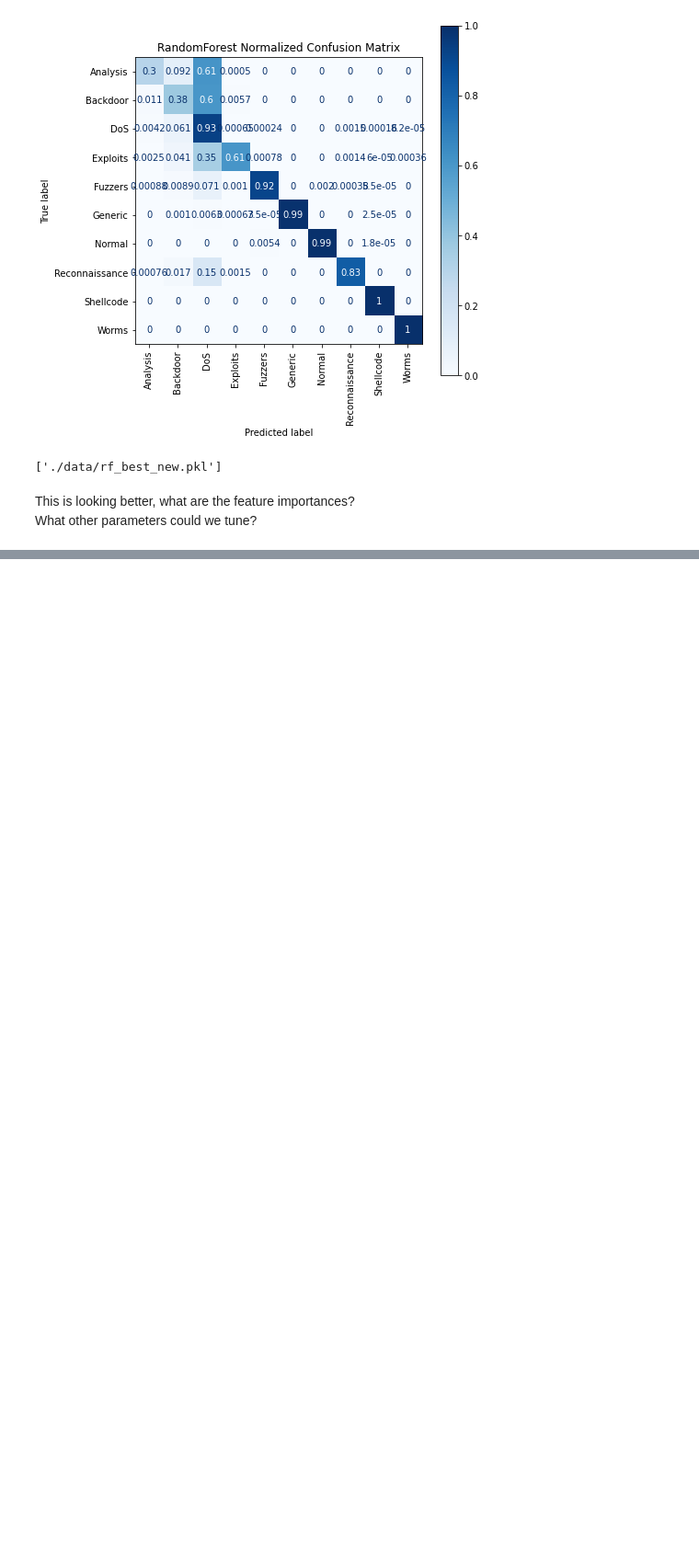
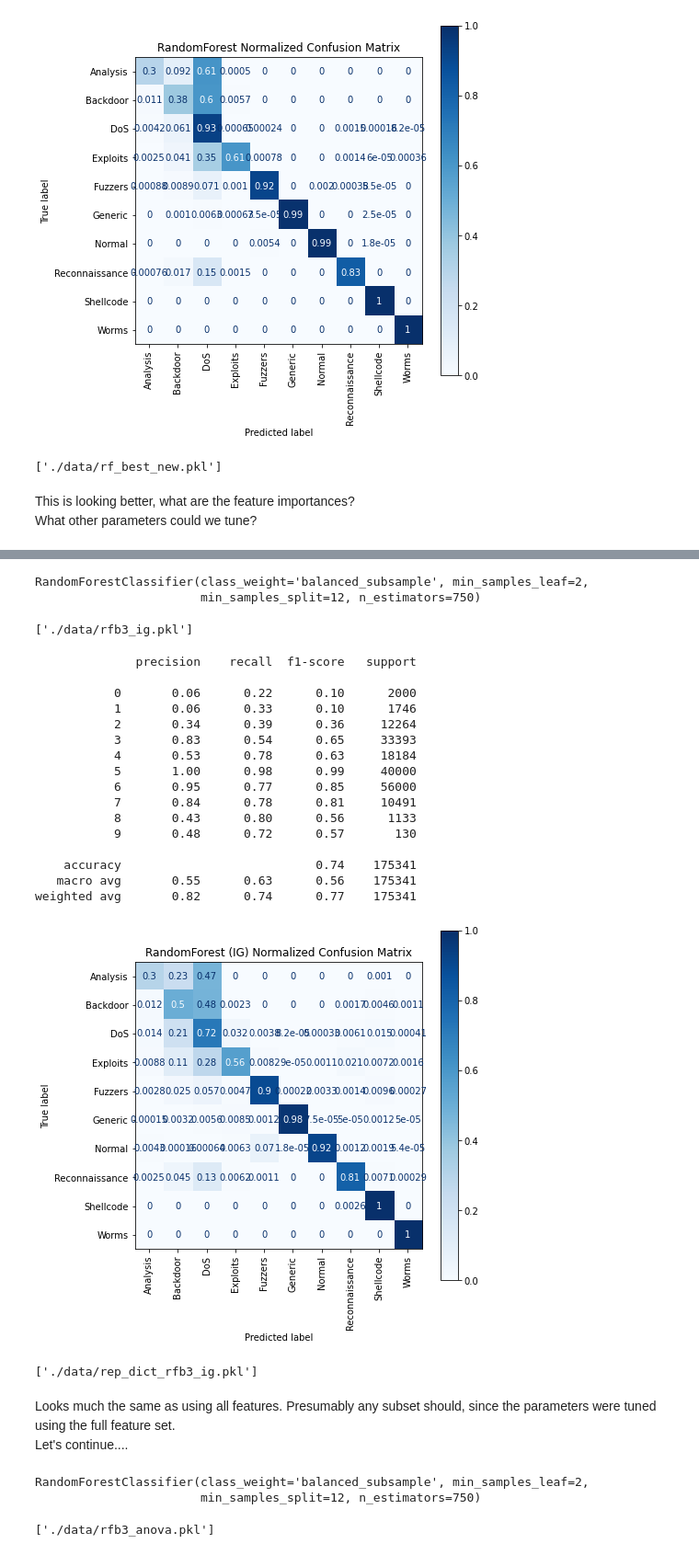
Before and after one commit to pvan1/DATA-606-Capstone, a Jupyter notebook: capstone-phase2-randforest.ipynb, the cells around one changed output, grey strips where cells are left out. Shown: that part at 92% size. Saved outputs shown, nothing was run; the diff lists cells and outputs as text; code cells hidden in the pictures; blank space fills up the shorter version.

```diff
--- a/capstone-phase2-randforest.ipynb
+++ b/capstone-phase2-randforest.ipynb
@@ -284,0 +385,56 @@ What other parameters could we tune?
+# %%
+rfb3_ig = RandomForestClassifier(n_estimators=750, max_leaf_nodes=None, class_weight='balanced_subsample',
+                       criterion='gini', min_samples_leaf=2, min_samples_split=12)
+rfb3_ig.fit(X=train_std_ig, y=y_train)
+# %% [output]
+RandomForestClassifier(class_weight='balanced_subsample', min_samples_leaf=2,
+                       min_samples_split=12, n_estimators=750)
+# %%
+joblib.dump(rfb3_ig, './data/rfb3_ig.pkl')
+# %% [output]
+['./data/rfb3_ig.pkl']
+# %%
+# save the test set for final models
+y_pred_rfb3_ig = cross_val_predict(rfb3_ig, train_std_ig, y_train, cv=3, n_jobs=-1)
+# %%
+conf_mat_rfb3_ig, class_rep_rfb3_ig, rep_dict_rfb3_ig, acc_rfb3_ig = gen_metrics(y_train, y_pred_rfb3_ig)
+print(class_rep_rfb3_ig)
+plt_norm_confmat(rfb3_ig, train_std_ig, y_train, 'RandomForest (IG) Normalized Confusion Matrix',
+                 fname='rfb3_ig_conf_mat', labels=class_names)
+plt.show()
+# %% [output]
+              precision    recall  f1-score   support
+
+           0       0.06      0.22      0.10      2000
+           1       0.06      0.33      0.10      1746
+           2       0.34      0.39      0.36     12264
+           3       0.83      0.54      0.65     33393
+           4       0.53      0.78      0.63     18184
+           5       1.00      0.98      0.99     40000
+           6       0.95      0.77      0.85     56000
+           7       0.84      0.78      0.81     10491
+           8       0.43      0.80      0.56      1133
+           9       0.48      0.72      0.57       130
+
+    accuracy                           0.74    175341
+   macro avg       0.55      0.63      0.56    175341
+weighted avg       0.82      0.74      0.77    175341
+[figure, added]
+# %%
+joblib.dump(rep_dict_rfb3_ig, './data/rep_dict_rfb3_ig.pkl')
+# %% [output]
+['./data/rep_dict_rfb3_ig.pkl']
+# %% [markdown]
+Looks much the same as using all features.  Presumably any subset should, since the parameters were tuned using the full feature set.
+Let's continue....
+# %%
+rfb3_anova = RandomForestClassifier(n_estimators=750, max_leaf_nodes=None, class_weight='balanced_subsample',
+                       criterion='gini', min_samples_leaf=2, min_samples_split=12)
+rfb3_anova.fit(X=train_std_anova, y=y_train)
+# %% [output]
+RandomForestClassifier(class_weight='balanced_subsample', min_samples_leaf=2,
+                       min_samples_split=12, n_estimators=750)
+# %%
+joblib.dump(rfb3_anova, './data/rfb3_anova.pkl')
+# %% [output]
+['./data/rfb3_anova.pkl']
```
Also changed, not shown: parts of 56 cells of this notebook.
